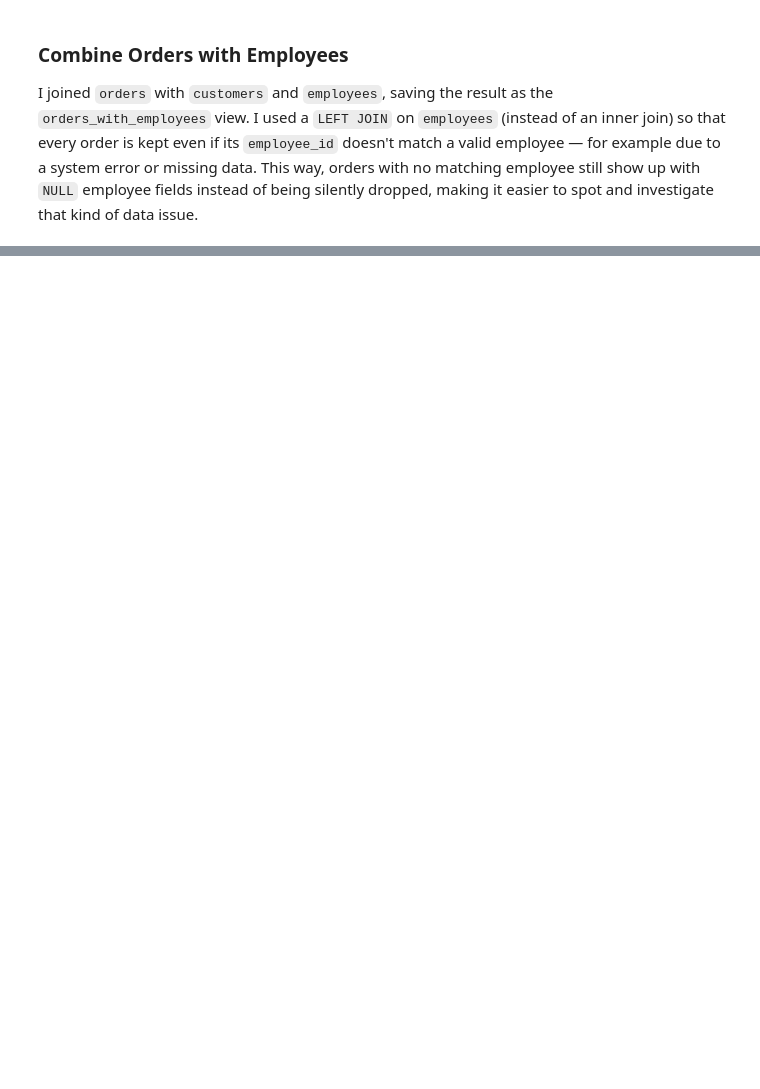
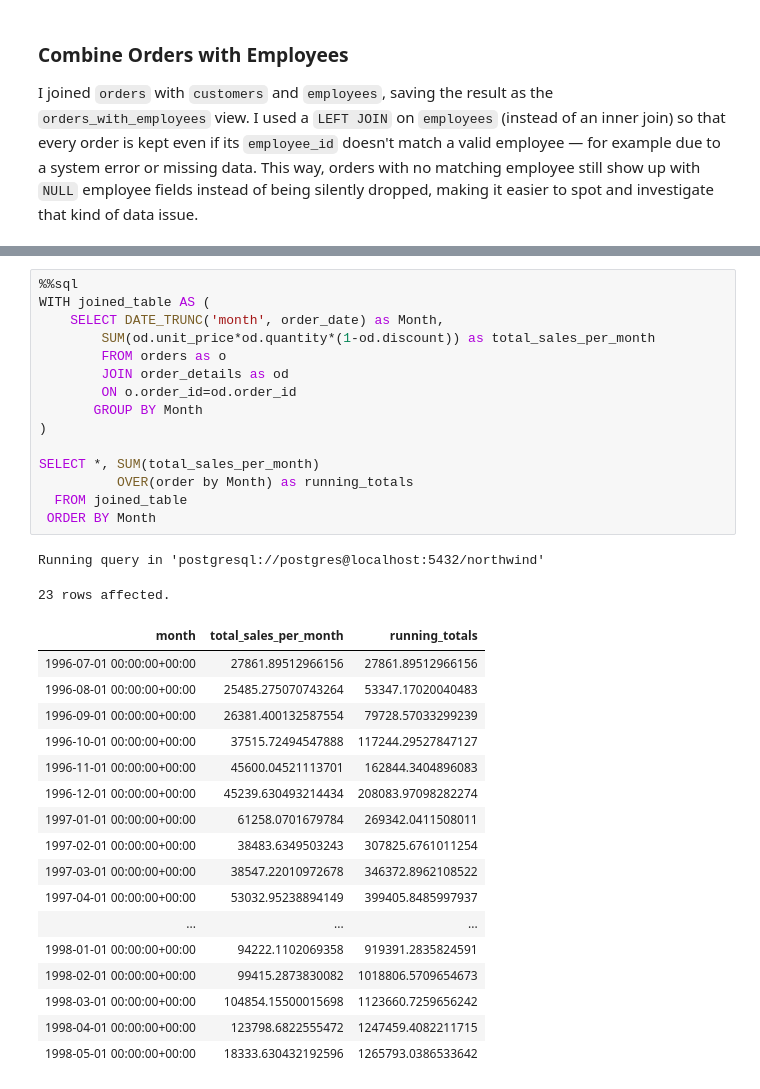
Before and after one commit to IsabelKwon/Northwind-Traders, a Jupyter notebook: northwind/northwind_query.ipynb, the cells around one changed output, grey strips where cells are left out. Saved outputs shown, nothing was run; the diff lists cells and outputs as text; blank space fills up the shorter version.

```diff
--- a/northwind/northwind_query.ipynb
+++ b/northwind/northwind_query.ipynb
@@ -179,0 +271,35 @@ Truncated to displaylimit of 10.
+# %%
+%%sql
+WITH joined_table AS (
+    SELECT DATE_TRUNC('month', order_date) as Month,
+        SUM(od.unit_price*od.quantity*(1-od.discount)) as total_sales_per_month
+        FROM orders as o
+        JOIN order_details as od
+        ON o.order_id=od.order_id
+       GROUP BY Month
+)
+
+SELECT *, SUM(total_sales_per_month)
+          OVER(order by Month) as running_totals
+  FROM joined_table
+ ORDER BY Month
+# %% [output]
+Running query in 'postgresql://postgres@localhost:5432/northwind'
+23 rows affected.
+| month | total_sales_per_month | running_totals |
+| 1996-07-01 00:00:00+00:00 | 27861.89512966156 | 27861.89512966156 |
+| 1996-08-01 00:00:00+00:00 | 25485.275070743264 | 53347.17020040483 |
+| 1996-09-01 00:00:00+00:00 | 26381.400132587554 | 79728.57033299239 |
+| 1996-10-01 00:00:00+00:00 | 37515.72494547888 | 117244.29527847127 |
+| 1996-11-01 00:00:00+00:00 | 45600.04521113701 | 162844.3404896083 |
+| 1996-12-01 00:00:00+00:00 | 45239.630493214434 | 208083.97098282274 |
+| 1997-01-01 00:00:00+00:00 | 61258.0701679784 | 269342.0411508011 |
+| 1997-02-01 00:00:00+00:00 | 38483.6349503243 | 307825.6761011254 |
+| 1997-03-01 00:00:00+00:00 | 38547.22010972678 | 346372.8962108522 |
+| 1997-04-01 00:00:00+00:00 | 53032.95238894149 | 399405.8485997937 |
+| ... | ... | ... |
+| 1998-01-01 00:00:00+00:00 | 94222.1102069358 | 919391.2835824591 |
+| 1998-02-01 00:00:00+00:00 | 99415.2873830082 | 1018806.5709654673 |
+| 1998-03-01 00:00:00+00:00 | 104854.15500015698 | 1123660.7259656242 |
+| 1998-04-01 00:00:00+00:00 | 123798.6822555472 | 1247459.4082211715 |
+| 1998-05-01 00:00:00+00:00 | 18333.630432192596 | 1265793.0386533642 |
```
Also changed, not shown: parts of 20 cells of this notebook, 1 other file.
